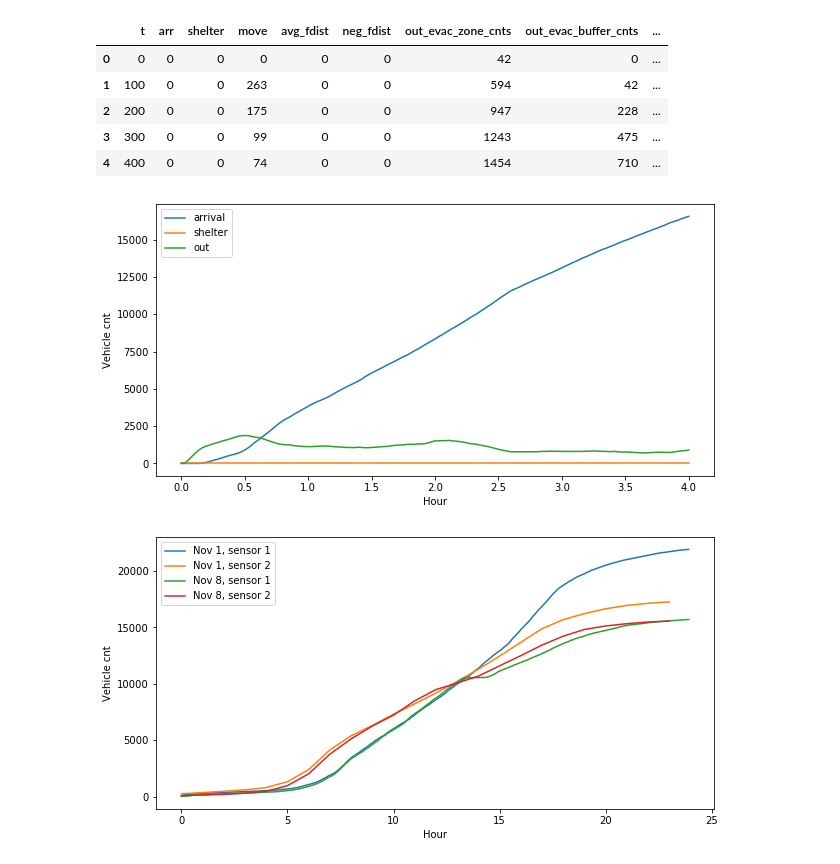
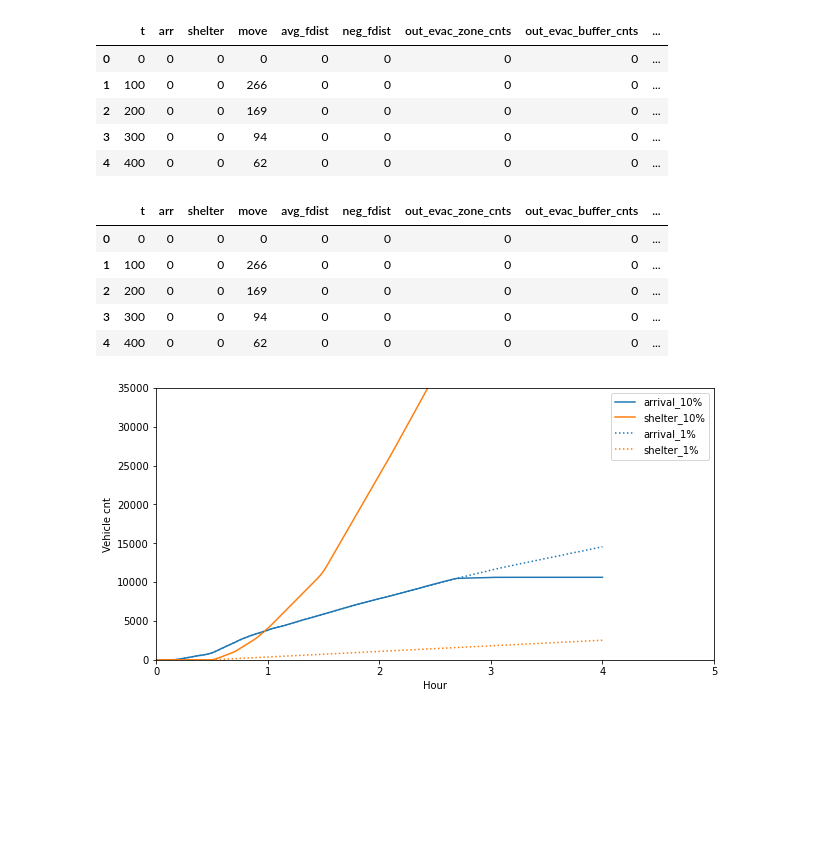
Before and after one commit to cb-cities/spatial_queue, a Jupyter notebook: projects/butte_osmnx/simulation_outputs/analysis.ipynb, the cells around one changed output. Saved outputs shown, nothing was run; the diff lists cells and outputs as text; code cells hidden in the pictures; blank space fills up the shorter version.

```diff
--- a/projects/butte_osmnx/simulation_outputs/analysis.ipynb
+++ b/projects/butte_osmnx/simulation_outputs/analysis.ipynb
@@ -6,55 +7,42 @@ import matplotlib.pyplot as plt
 
 %matplotlib inline
 # %%
-scen_nm = 'real_full'
+scen_nm = 'real_full_c1'
 t_stats = pd.read_csv('t_stats/t_stats_{}.csv'.format(scen_nm))
 t_stats['shelter_tot'] = t_stats['shelter'].cumsum()
 display(t_stats.head())
 
+scen_nm = 'real_full_c0.01'
+t_stats_2 = pd.read_csv('t_stats/t_stats_{}.csv'.format(scen_nm))
+t_stats_2['shelter_tot'] = t_stats_2['shelter'].cumsum()
+display(t_stats_2.head())
+
 fig, ax = plt.subplots(figsize=(10, 5))
-ax.plot(t_stats['t']/3600, t_stats['arr'], label='arrival')
-ax.plot(t_stats['t']/3600, t_stats['shelter_tot'], label='shelter')
-ax.plot(t_stats['t']/3600, t_stats['out_evac_buffer_cnts'], label='out')
+ax.plot(t_stats['t']/3600, t_stats['arr'], label='arrival_10%')
+ax.plot(t_stats['t']/3600, t_stats['shelter_tot'], label='shelter_10%')
+# ax.plot(t_stats['t']/3600, t_stats['out_evac_buffer_cnts'], label='out_10%')
+
+ax.plot(t_stats_2['t']/3600, t_stats_2['arr'], ls=':', c=u'#1f77b4', label='arrival_1%')
+ax.plot(t_stats_2['t']/3600, t_stats_2['shelter_tot'], ls=':', c=u'#ff7f0e', label='shelter_1%')
+# ax.plot(t_stats_2['t']/3600, t_stats_2['out_evac_buffer_cnts'], ls=':', c=u'#2ca02c', label='out_1%')
+
+ax.set_xlim([0,5])
+ax.set_ylim([0,35000])
 plt.xlabel('Hour')
 plt.ylabel('Vehicle cnt')
 plt.legend()
 plt.show()
 # %% [output]
 |  | t | arr | shelter | move | avg_fdist | neg_fdist | out_evac_zone_cnts | out_evac_buffer_cnts | ... |
-| 0 | 0 | 0 | 0 | 0 | 0 | 0 | 42 | 0 | ... |
-| 1 | 100 | 0 | 0 | 263 | 0 | 0 | 594 | 42 | ... |
-| 2 | 200 | 0 | 0 | 175 | 0 | 0 | 947 | 228 | ... |
-| 3 | 300 | 0 | 0 | 99 | 0 | 0 | 1243 | 475 | ... |
-| 4 | 400 | 0 | 0 | 74 | 0 | 0 | 1454 | 710 | ... |
+| 0 | 0 | 0 | 0 | 0 | 0 | 0 | 0 | 0 | ... |
+| 1 | 100 | 0 | 0 | 266 | 0 | 0 | 0 | 0 | ... |
+| 2 | 200 | 0 | 0 | 169 | 0 | 0 | 0 | 0 | ... |
+| 3 | 300 | 0 | 0 | 94 | 0 | 0 | 0 | 0 | ... |
+| 4 | 400 | 0 | 0 | 62 | 0 | 0 | 0 | 0 | ... |
+|  | t | arr | shelter | move | avg_fdist | neg_fdist | out_evac_zone_cnts | out_evac_buffer_cnts | ... |
+| 0 | 0 | 0 | 0 | 0 | 0 | 0 | 0 | 0 | ... |
+| 1 | 100 | 0 | 0 | 266 | 0 | 0 | 0 | 0 | ... |
+| 2 | 200 | 0 | 0 | 169 | 0 | 0 | 0 | 0 | ... |
+| 3 | 300 | 0 | 0 | 94 | 0 | 0 | 0 | 0 | ... |
+| 4 | 400 | 0 | 0 | 62 | 0 | 0 | 0 | 0 | ... |
-[figure, old version]
+[figure, new version]
-# %%
-validation_0101 = pd.read_excel('../validation/paradise_11_01_01/pems_flow.xlsx')
-validation_0101['time'] = validation_0101['5 Minutes'] - np.datetime64('2018-11-01T00:00:00')
-validation_0101['time'] = validation_0101['time'].dt.total_seconds()
-
-validation_0102 = pd.read_excel('../validation/paradise_11_01_02/pems_flow.xlsx')
-validation_0102['time'] = validation_0102['Hour'] - np.datetime64('2018-11-01T00:00:00')
-validation_0102['time'] = validation_0102['time'].dt.total_seconds()
-
-validation_0801 = pd.read_excel('../validation/paradise_11_08_01/pems_flow.xlsx')
-validation_0801['time'] = validation_0801['5 Minutes'] - np.datetime64('2018-11-08T00:00:00')
-validation_0801['time'] = validation_0801['time'].dt.total_seconds()
-
-validation_0802 = pd.read_excel('../validation/paradise_11_08_02/pems_flow.xlsx')
-validation_0802['time'] = validation_0802['Hour'] - np.datetime64('2018-11-08T00:00:00')
-validation_0802['time'] = validation_0802['time'].dt.total_seconds()
-# display(validation_df.head())
-# print(validation_df.shape)
-# validation_df.dtypes
-
-fig, ax = plt.subplots(figsize=(10,5))
-ax.plot(validation_0101['time']/3600, validation_0101['Flow (Veh/5 Minutes)'].cumsum(), label='Nov 1, sensor 1')
-ax.plot(validation_0102['time']/3600, validation_0102['Flow (Veh/Hour)'].cumsum(), label='Nov 1, sensor 2')
-ax.plot(validation_0801['time']/3600, validation_0801['Flow (Veh/5 Minutes)'].cumsum(), label='Nov 8, sensor 1')
-ax.plot(validation_0802['time']/3600, validation_0802['Flow (Veh/Hour)'].cumsum(), label='Nov 8, sensor 2')
-plt.xlabel('Hour')
-plt.ylabel('Vehicle cnt')
-plt.legend()
-plt.show()
-# %% [output]
-[figure, removed]
```
Also changed, not shown: parts of 15 cells of this notebook, 2 other files.
